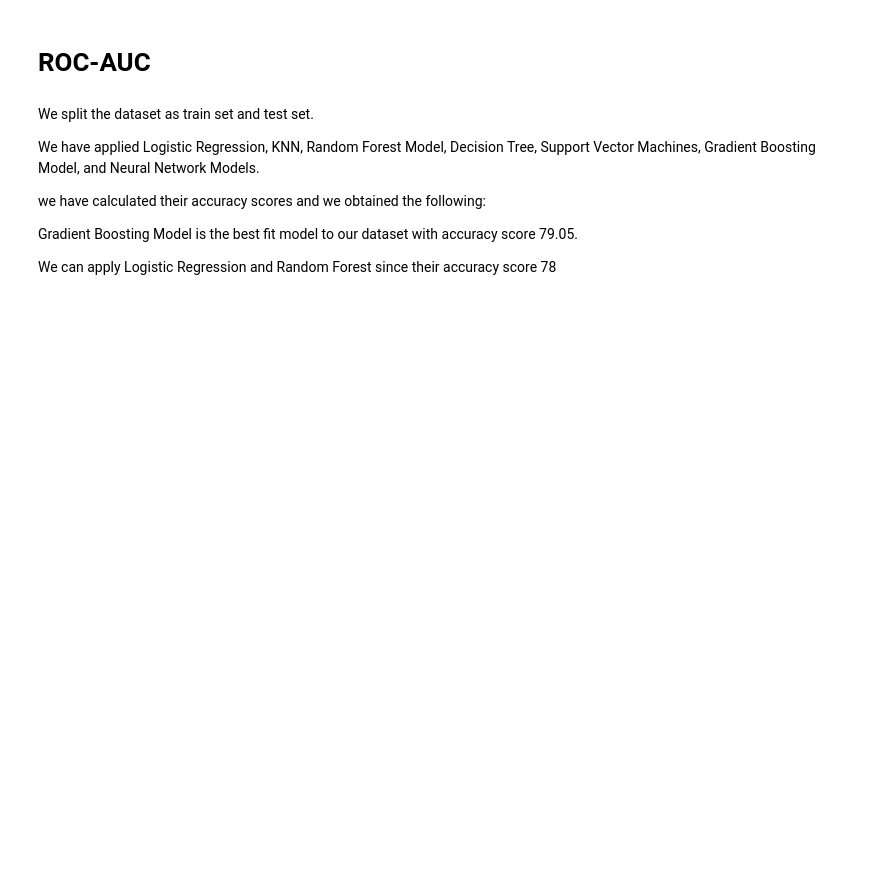
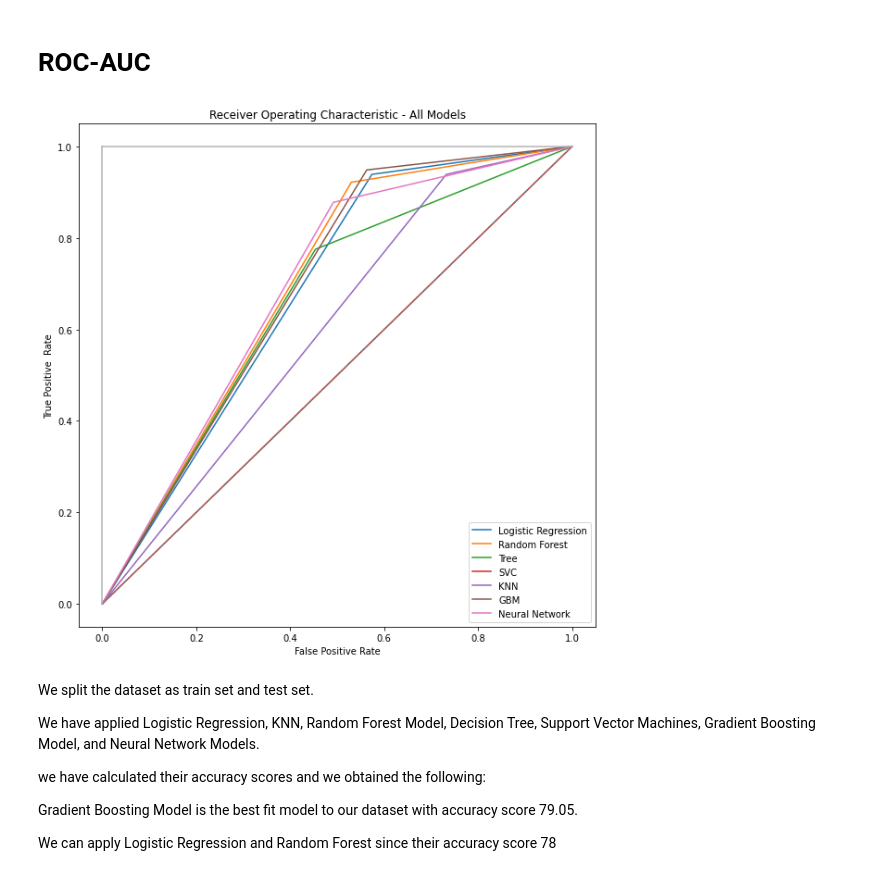
Before and after one commit to Mariamali2001/Data_Glacier_virtual_internship, a Jupyter notebook: Week13/Project_code.ipynb, the cells around one changed output. Saved outputs shown, nothing was run; the diff lists cells and outputs as text; code cells hidden in the pictures; blank space fills up the shorter version.

```diff
--- a/Week13/Project_code.ipynb
+++ b/Week13/Project_code.ipynb
@@ -426,22 +845,24 @@ p_fpr, p_tpr, _ = roc_curve(y_test, random_probs, pos_label=1)
 # %%
 plt.subplots(1, figsize=(10,10))
 plt.title('Receiver Operating Characteristic - All Models')
 plt.plot(fpr_lr, tpr_lr, label = "Logistic Regression")
 plt.plot(fpr_rfc, tpr_rfc, label = "Random Forest")
 plt.plot(fpr_dtc, tpr_dtc, label = "Tree")
 plt.plot(fpr_svc, tpr_svc,  label = "SVC")
 plt.plot(fpr_knn, tpr_knn, label = "KNN")
 plt.plot(fpr_gbm, tpr_gbm, label = "GBM")
 plt.plot(fpr_mlpc, tpr_mlpc, label = "Neural Network")
 
 
 
 plt.plot([0, 1], ls="--")
 plt.plot([0, 0], [1, 0] , c=".7"), plt.plot([1, 1] , c=".7")
 plt.ylabel('True Positive  Rate')
-plt.xlabel('False Negative Rate')
+plt.xlabel('False Positive Rate')
 plt.legend()
 plt.show()
+# %% [output]
+[figure, added]
 # %% [markdown]
 We split the dataset as train set and test set.
 
```
Also changed, not shown: parts of 57 cells of this notebook, 1 other file.
